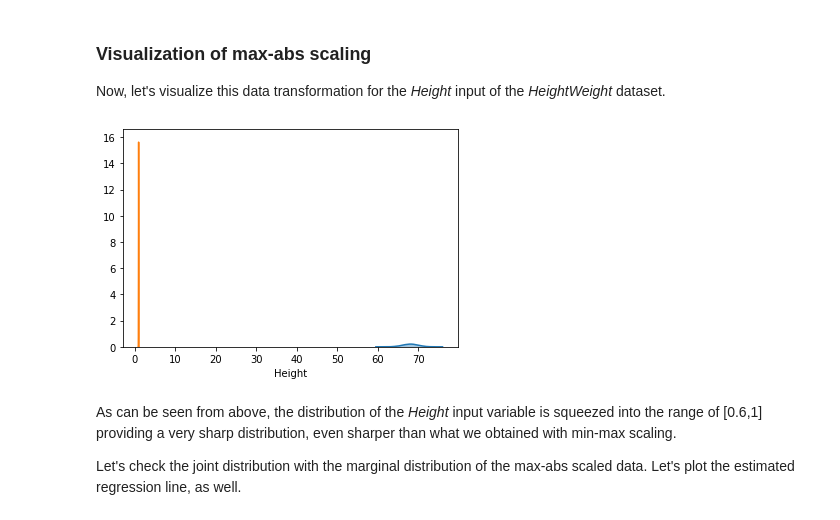
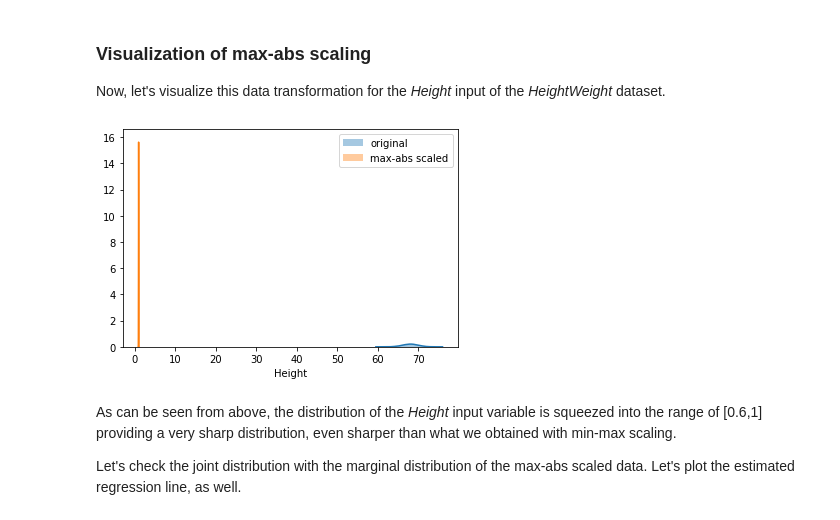
Before and after one commit to Gaushoki/Advanced-Machine-Learning, a Jupyter notebook: Vol1-LabExercises/Chapter3/Ch3-Ex4-LinearTransformations.ipynb, the cells around one changed output. Saved outputs shown, nothing was run; the diff lists cells and outputs as text; code cells hidden in the pictures.

```diff
--- a/Vol1-LabExercises/Chapter3/Ch3-Ex4-LinearTransformations.ipynb
+++ b/Vol1-LabExercises/Chapter3/Ch3-Ex4-LinearTransformations.ipynb
@@ -1065,13 +1076,15 @@ array([[0., 0.],
 
 Now, let's visualize this data transformation for the *Height* input of the *HeightWeight* dataset.
 # %%
-sns.distplot(dataHW['Height'], kde=True, rug=False)
-dataHWma=pd.DataFrame(MaxAbs.fit_transform(np.array(dataHW['Height']).reshape(-1,1)),columns=['Height'])
+sns.distplot(dataHW['Height'], kde=True, rug=False,label='original')
+dataHWma=pd.DataFrame(MaxAbs.fit_transform(np.array(dataHW['Height']).reshape(-1,1)),\
+                      columns=['Height'])
 dataHWma['Weight']=dataHW['Weight']
-sns.distplot(dataHWma['Height'], kde=True, rug=False)
+sns.distplot(dataHWma['Height'], kde=True, rug=False,label='max-abs scaled')
+plt.legend()
 plt.show()
 # %% [output]
-[figure, old version]
+[figure, new version]
 # %% [markdown]
 As can be seen from above, the distribution of the *Height* input variable is squeezed into the range of [0.6,1] providing a very sharp distribution, even sharper than what we obtained with min-max scaling.
 
```
Also changed, not shown: parts of 26 cells of this notebook.
